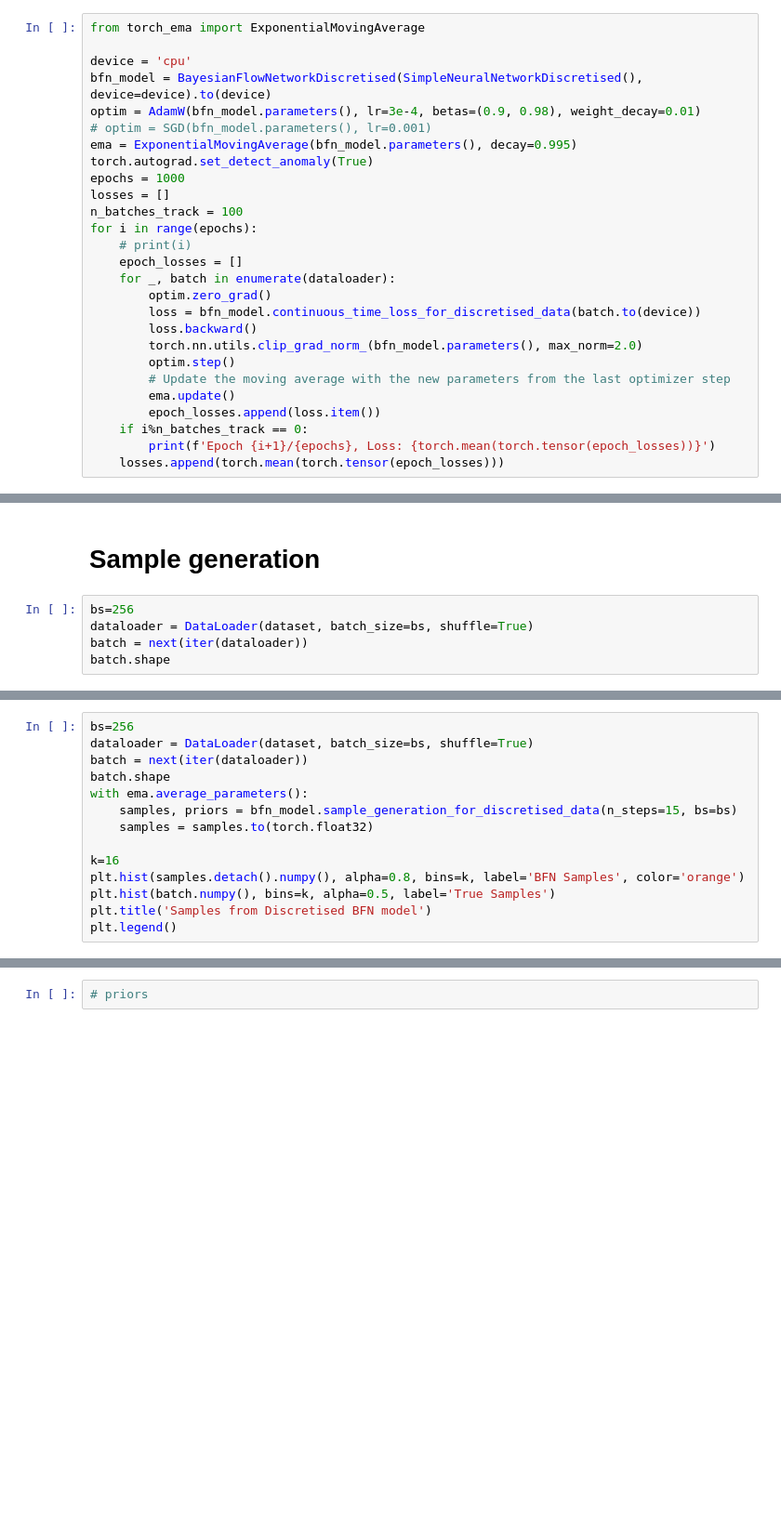
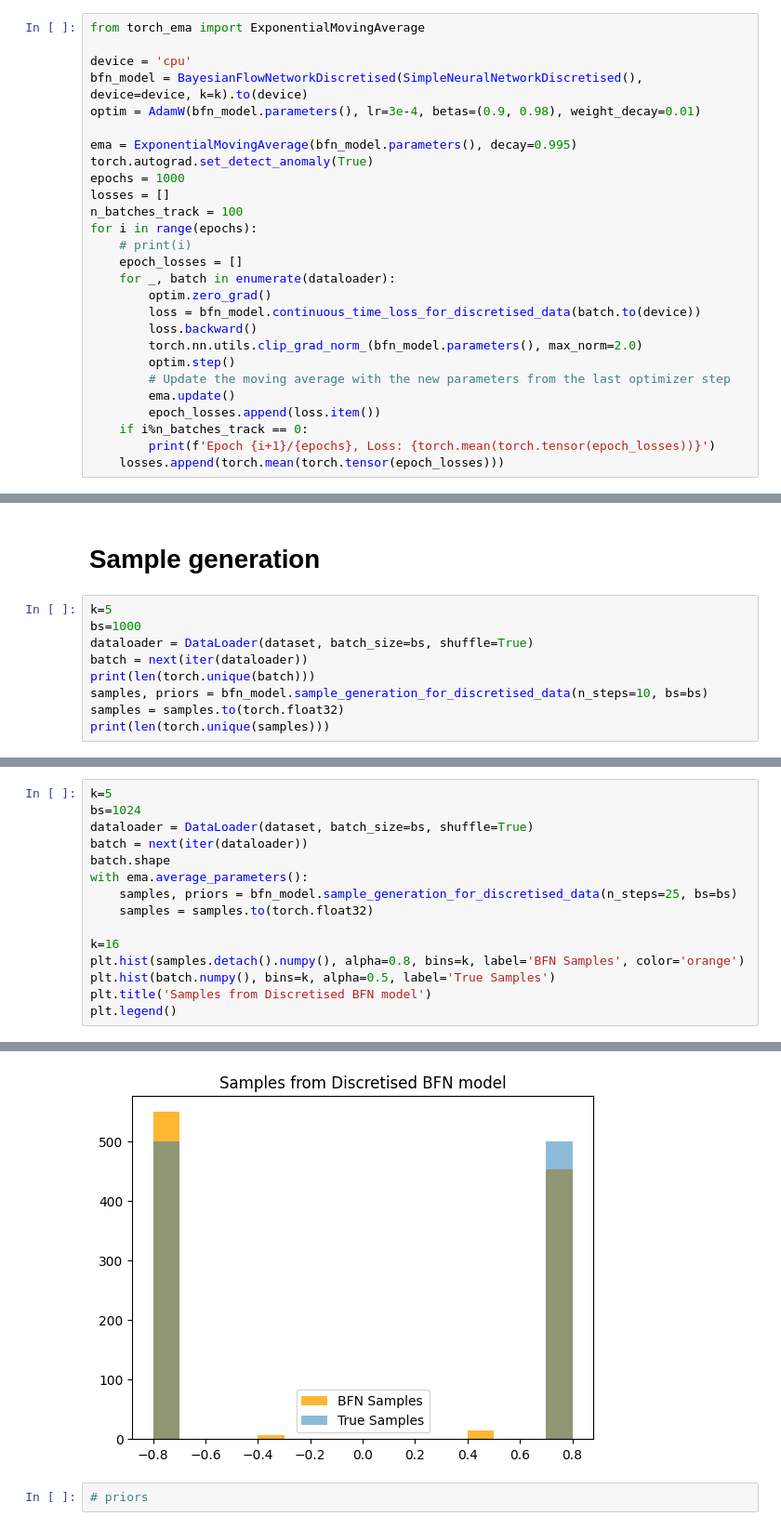
Before and after one commit to rupertmenneer/bayesian_flow, a Jupyter notebook: discretised/training_discretised.ipynb, the cells around one changed output, grey strips where cells are left out. Shown at 93% size. Drawn from its saved outputs; the diff is of its cells as text; blank space fills up the shorter version.

```diff
--- a/discretised/training_discretised.ipynb
+++ b/discretised/training_discretised.ipynb
@@ -24,9 +35,9 @@ batch = next(iter(dataloader))
 from torch_ema import ExponentialMovingAverage
 
 device = 'cpu'
-bfn_model = BayesianFlowNetworkDiscretised(SimpleNeuralNetworkDiscretised(), device=device).to(device)
+bfn_model = BayesianFlowNetworkDiscretised(SimpleNeuralNetworkDiscretised(), device=device, k=k).to(device)
 optim = AdamW(bfn_model.parameters(), lr=3e-4, betas=(0.9, 0.98), weight_decay=0.01)
-# optim = SGD(bfn_model.parameters(), lr=0.001)
+
 ema = ExponentialMovingAverage(bfn_model.parameters(), decay=0.995)
 torch.autograd.set_detect_anomaly(True)
 epochs = 1000
@@ -71,7 +75,11 @@ plt.title('Training loss')
 # %% [markdown]
 # Sample generation
 # %%
-bs=256
+k=5
+bs=1000
 dataloader = DataLoader(dataset, batch_size=bs, shuffle=True)
 batch = next(iter(dataloader))
-batch.shape
+print(len(torch.unique(batch)))
+samples, priors = bfn_model.sample_generation_for_discretised_data(n_steps=10, bs=bs)
+samples = samples.to(torch.float32)
+print(len(torch.unique(samples)))
@@ -78,10 +89,11 @@ batch.shape
 # %%
-bs=256
+k=5
+bs=1024
 dataloader = DataLoader(dataset, batch_size=bs, shuffle=True)
 batch = next(iter(dataloader))
 batch.shape
 with ema.average_parameters():
-    samples, priors = bfn_model.sample_generation_for_discretised_data(n_steps=15, bs=bs)
+    samples, priors = bfn_model.sample_generation_for_discretised_data(n_steps=25, bs=bs)
     samples = samples.to(torch.float32)
 
 k=16
@@ -89,3 +101,4 @@ plt.hist(samples.detach().numpy(), alpha=0.8, bins=k, label='BFN Samples', color
 plt.hist(batch.numpy(), bins=k, alpha=0.5, label='True Samples')
 plt.title('Samples from Discretised BFN model')
 plt.legend()
+# %% [output]
@@ -92,3 +106,4 @@ plt.legend()
+[figure, added]
 # %%
 # priors
 # %%
```
Also changed, not shown: parts of 8 cells of this notebook.
